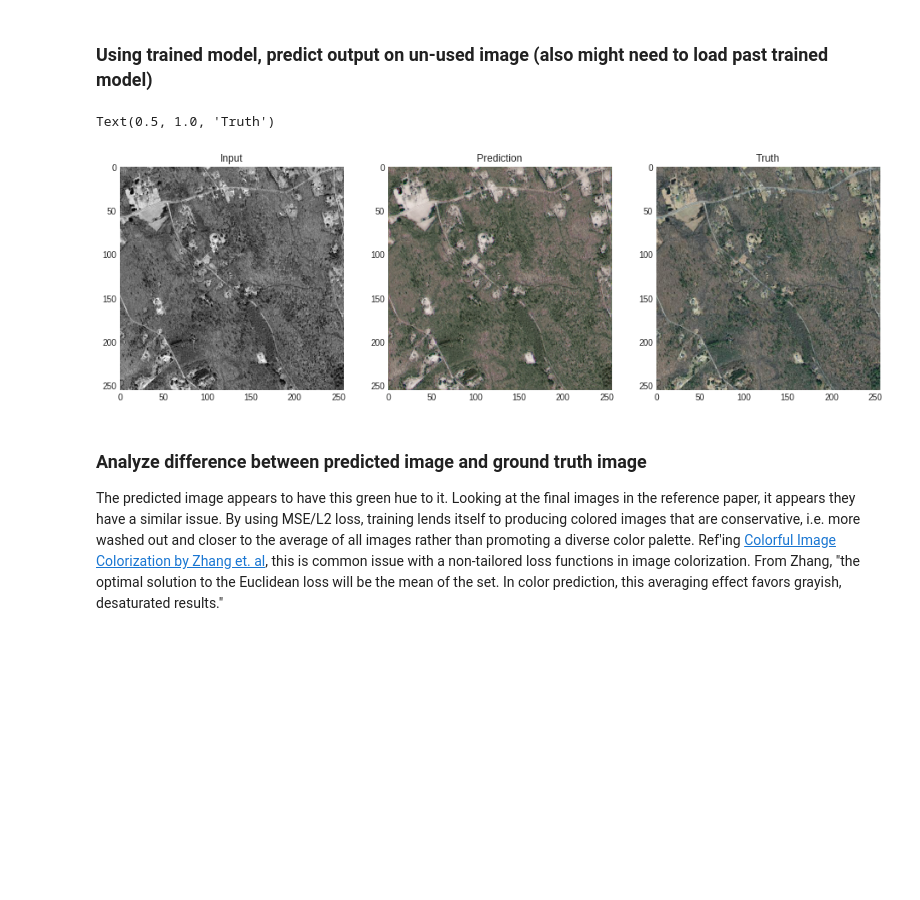
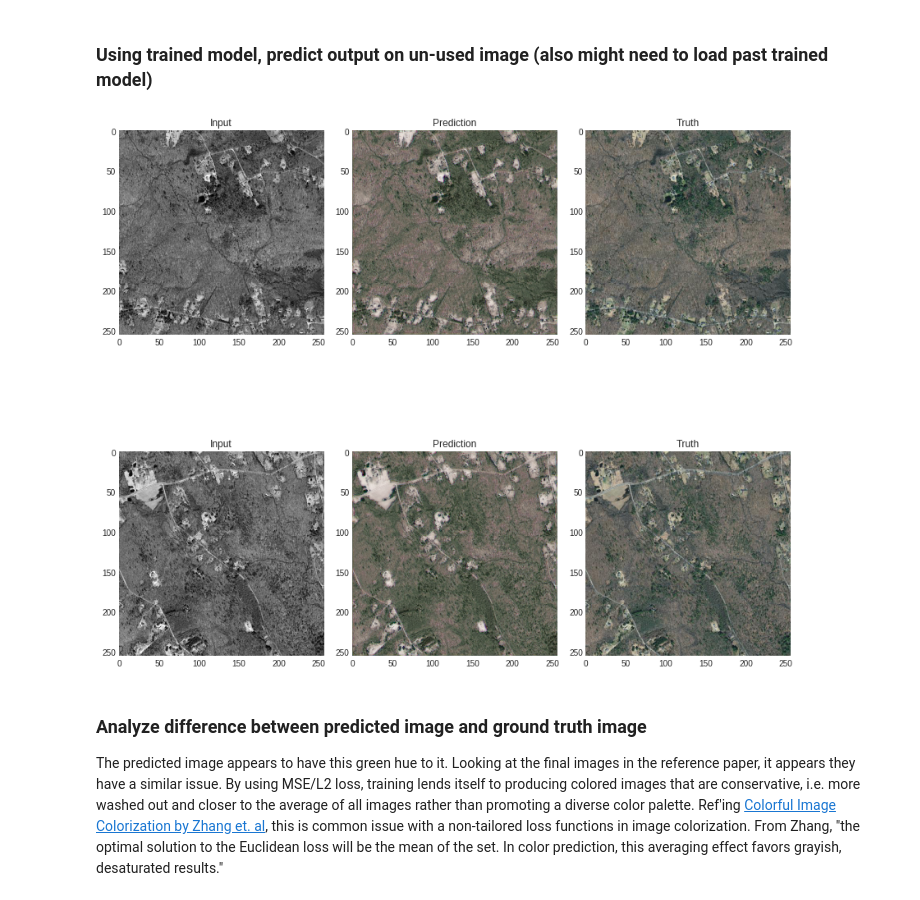
Before and after one commit to Asciotti/neural-sar, a Jupyter notebook: notebooks/1_simple_autoencoder.ipynb, the cells around one changed output. Saved outputs shown, nothing was run; the diff lists cells and outputs as text; code cells hidden in the pictures; blank space fills up the shorter version.

Commit message:
Add another image prediction to validate

```diff
--- a/notebooks/1_simple_autoencoder.ipynb
+++ b/notebooks/1_simple_autoencoder.ipynb
@@ -286,24 +286,29 @@ else:
     model = model
 # %%
 # Get last image since we didn't use for testing, and feed forward through model
-X_test, y_test = image_generator([3000], 1).__next__()
+X_test, y_test = image_generator([2999, 3000], 2).__next__()
 y_predict = model.predict(X_test)
 
-X_test = X_test.reshape((256,256))
-y_predict = y_predict.reshape((256,256,3))
-y_test = y_test.reshape((256,256,3))
+X_test = X_test.reshape((2,256,256))
+y_predict = y_predict.reshape((2,256,256,3))
+y_test = y_test.reshape((2,256,256,3))
 # %%
 # Make figures
-fig, axes = plt.subplots(1,3,figsize=(16,16))
-axes[0].imshow(X_test, cmap='gray')
-axes[0].set_title('Input')
-axes[1].imshow(y_predict)
-axes[1].set_title('Prediction')
-axes[2].imshow(y_test)
-axes[2].set_title('Truth')
+fig, axes = plt.subplots(2,3,figsize=(12,12))
+for raxes in range(2):
+    _in = X_test[raxes, ...]
+    _pred = y_predict[raxes, ...]
+    _truth = y_test[raxes, ...]
+    axes[raxes, 0].imshow(_in, cmap='gray')
+    axes[raxes, 0].set_title('Input')
+    axes[raxes, 1].imshow(_pred)
+    axes[raxes, 1].set_title('Prediction')
+    axes[raxes, 2].imshow(_truth)
+    axes[raxes, 2].set_title('Truth')
+
+fig.tight_layout()
 # %% [output]
-Text(0.5, 1.0, 'Truth')
-[figure, old version]
+[figure, new version]
 # %% [markdown]
 ### Analyze difference between predicted image and ground truth image
 
```
Also changed, not shown: parts of 3 cells of this notebook.
